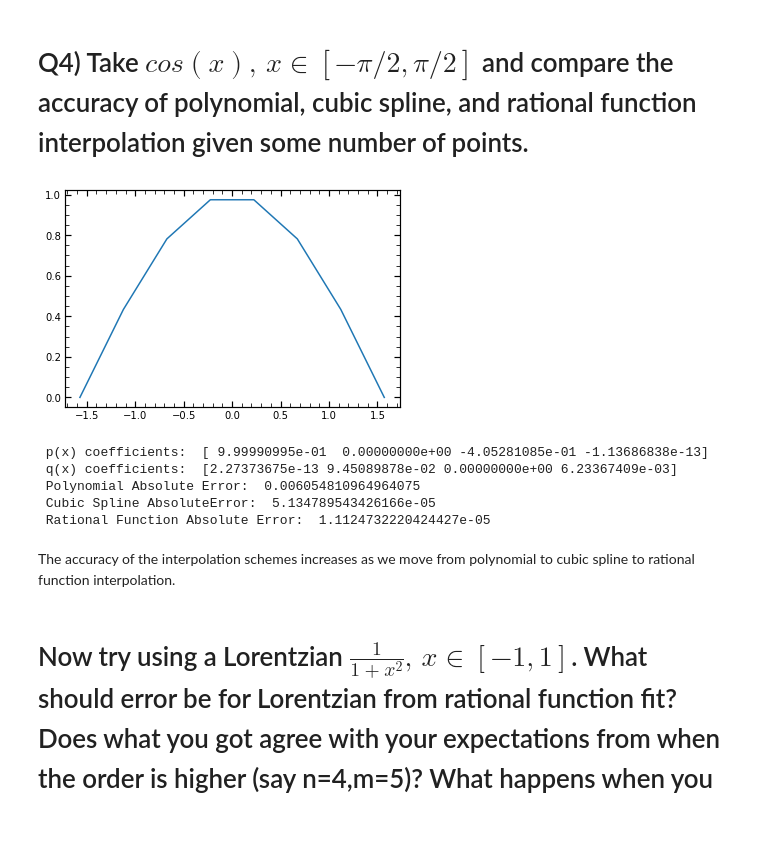
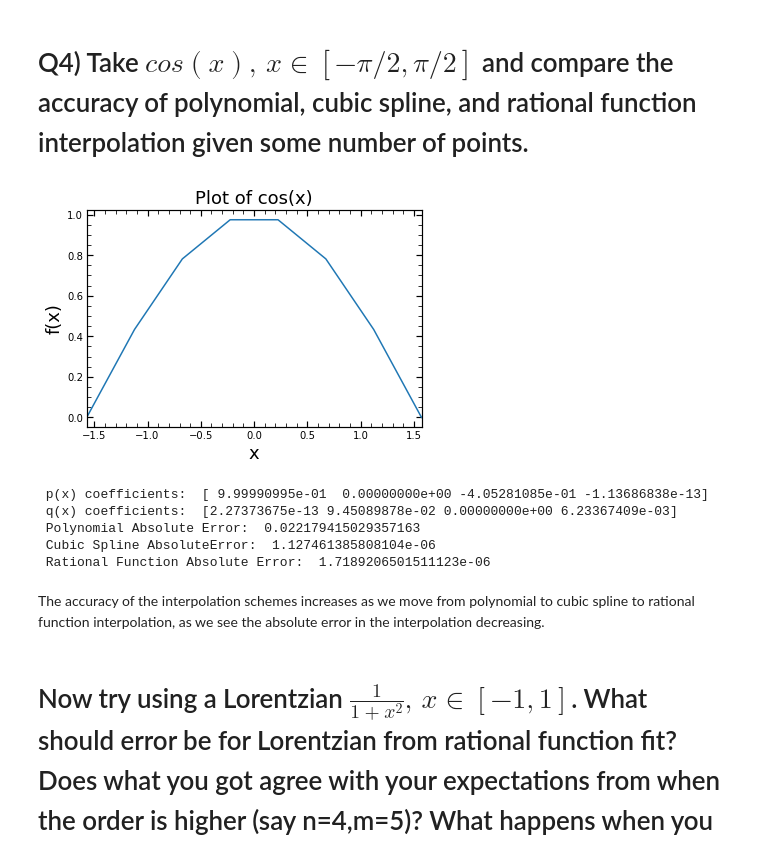
Before and after one commit to kenj19/PHYS512, a Jupyter notebook: ps1.ipynb, the cells around one changed output. Cells and saved outputs as stored; diff of their text form; code cells hidden in the pictures; blank space fills up the shorter version.

```diff
--- a/ps1.ipynb
+++ b/ps1.ipynb
@@ -239,14 +237,18 @@ print(lakeshore(np.array([0.4, 0.8,1.0]), dat))
 # %%
 # Define cos(x) over this interval and plot to see shape
 
 x1min = -1*np.pi / 2
 x1max = np.pi / 2
 npt1 = 8
 x1 = np.linspace(x1min, x1max, npt1)
 y1 = np.cos(x1)
-plt.plot(x1, y1);
+plt.plot(x1, y1)
+plt.title('Plot of cos(x)', fontsize = 18)
+plt.xlabel('x', fontsize = 18)
+plt.ylabel('f(x)', fontsize = 18)
+plt.xlim(-1*np.pi / 2, np.pi / 2);
 # %% [output]
-[figure, old version]
+[figure, new version]
 # %%
 def interpolation_three_ways(x, y, n_poly_fit, n_m_rat_fit, interp_pts, pinv=False):
     # function will compute interpolation at interp_pts using a polynomial fit to the n_poly_fit degree, a cubic
@@ -291,11 +293,13 @@ def interpolation_three_ways(x, y, n_poly_fit, n_m_rat_fit, interp_pts, pinv=Fal
 # %%
 # We can evaluate the absolute error from each interpolation (take polynomial order = 2 for parabola)
-# Need to specify a order of p(x), q(x) -> (n,m), where n+m-1 = npt1, arbitrarily we choose n=4,m=5
+# Need to specify a order of p(x), q(x) -> (n,m), where n+m-1 = npt1, arbitrarily we choose n=4,m=5 given npt=8
 
-x_interp = 0.5
-cos_polynomial_interp, cos_cubic_spline_interp, cos_rat_func_interp = interpolation_three_ways(x1,y1,2,
-                                                                                               [4,5],x_interp)
+x_interp = 0.25 # point to interpolate at
+cos_polynomial_interp, cos_cubic_spline_interp, cos_rat_func_interp = interpolation_three_ways(x1,y1,2,[4,5],
+                                                                                               x_interp)
 cos_true_val = np.cos(x_interp)
+
+# Evaluating absolute error in interpolation scheme
 
 cos_err_poly_interp = np.abs(cos_polynomial_interp - cos_true_val)
 cos_err_spline_interp = np.abs(cos_cubic_spline_interp - cos_true_val)
@@ -310,11 +314,11 @@ print(' Polynomial Absolute Error: ',
 # %% [output]
  p(x) coefficients:  [ 9.99990995e-01  0.00000000e+00 -4.05281085e-01 -1.13686838e-13]
  q(x) coefficients:  [2.27373675e-13 9.45089878e-02 0.00000000e+00 6.23367409e-03]
- Polynomial Absolute Error:  0.006054810964964075
- Cubic Spline AbsoluteError:  5.134789543426166e-05
- Rational Function Absolute Error:  1.1124732220424427e-05
+ Polynomial Absolute Error:  0.022179415029357163
+ Cubic Spline AbsoluteError:  1.127461385808104e-06
+ Rational Function Absolute Error:  1.7189206501511123e-06
 # %% [markdown]
-The accuracy of the interpolation schemes increases as we move from polynomial to cubic spline to rational function interpolation.
+The accuracy of the interpolation schemes increases as we move from polynomial to cubic spline to rational function interpolation, as we see the absolute error in the interpolation decreasing.
 # %% [markdown]
 # Now try using a Lorentzian $\frac{1}{1+x^2}, \, x \in [-1,1]$. What should error be for Lorentzian from rational function fit? Does what you got agree with your expectations from when the order is higher (say n=4,m=5)? What happens when you switch from np.linalg.inv to np.linalg.pinv? Can you understand what has happened by looking at p and q?
 # %%
```
Also changed, not shown: parts of 15 cells of this notebook.
